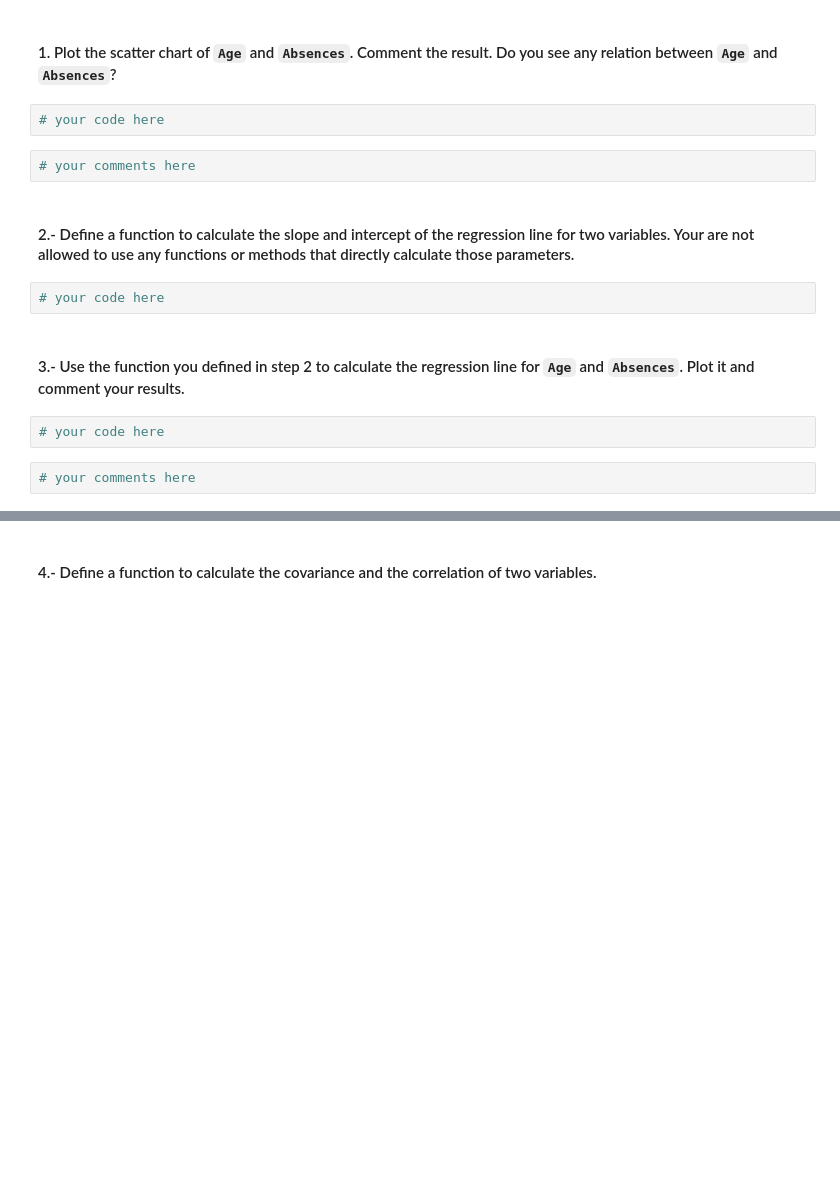
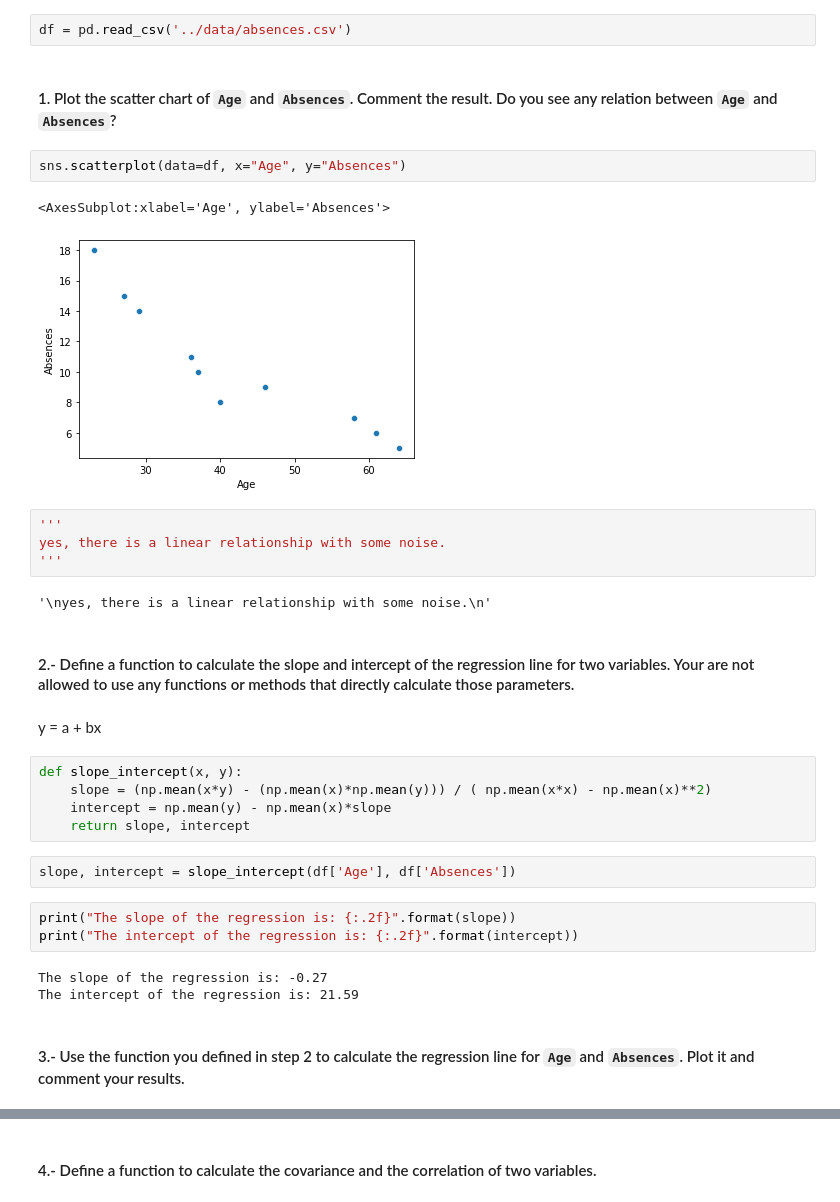
Before and after one commit to ta-data-remote/lab-linear-regression-correlation, a Jupyter notebook: your-code/main.ipynb, the cells around one changed output, grey strips where cells are left out. Saved outputs shown, nothing was run; the diff lists cells and outputs as text; blank space fills up the shorter version.

```diff
--- a/your-code/main.ipynb
+++ b/your-code/main.ipynb
@@ -27,16 +30,34 @@ import pandas as pd
+# %%
+df = pd.read_csv('../data/absences.csv')
 # %% [markdown]
 #### 1. Plot the scatter chart of `Age` and `Absences`. Comment the result. Do you see any relation between `Age` and `Absences`?
-# %%
-# your code here
-# %%
-# your comments here
+# %%
+sns.scatterplot(data=df, x="Age", y="Absences")
+# %% [output]
+<AxesSubplot:xlabel='Age', ylabel='Absences'>
+[figure, added]
+# %%
+'''
+yes, there is a linear relationship with some noise.
+'''
+# %% [output]
+'\nyes, there is a linear relationship with some noise.\n'
 # %% [markdown]
 #### 2.- Define a function to calculate the slope and intercept of the regression line for two variables. Your are not allowed to use any functions or methods that directly calculate those parameters.
-# %%
-# your code here
+# %% [markdown]
+y = a + bx
+# %%
+def slope_intercept(x, y):
+    slope = (np.mean(x*y) - (np.mean(x)*np.mean(y))) / ( np.mean(x*x) - np.mean(x)**2)
+    intercept = np.mean(y) - np.mean(x)*slope
+    return slope, intercept
+# %%
+slope, intercept = slope_intercept(df['Age'], df['Absences'])
+# %%
+print("The slope of the regression is: {:.2f}".format(slope))
+print("The intercept of the regression is: {:.2f}".format(intercept))
+# %% [output]
+The slope of the regression is: -0.27
+The intercept of the regression is: 21.59
 # %% [markdown]
 #### 3.- Use the function you defined in step 2 to calculate the regression line for `Age` and `Absences`. Plot it and comment your results.
-# %%
-# your code here
-# %%
-# your comments here
```
Also changed, not shown: parts of 20 cells of this notebook.
